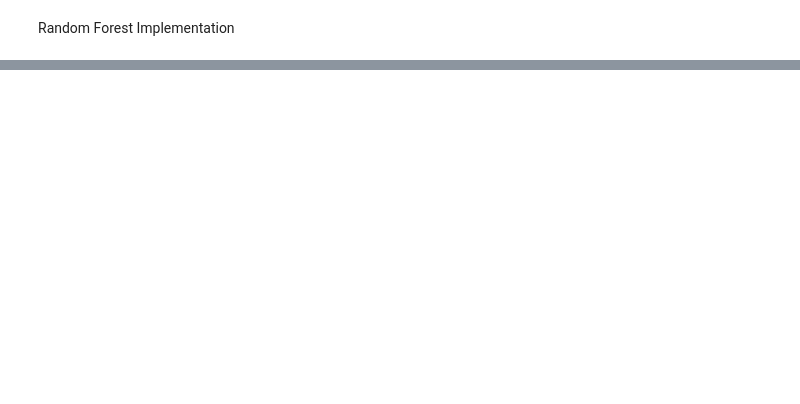
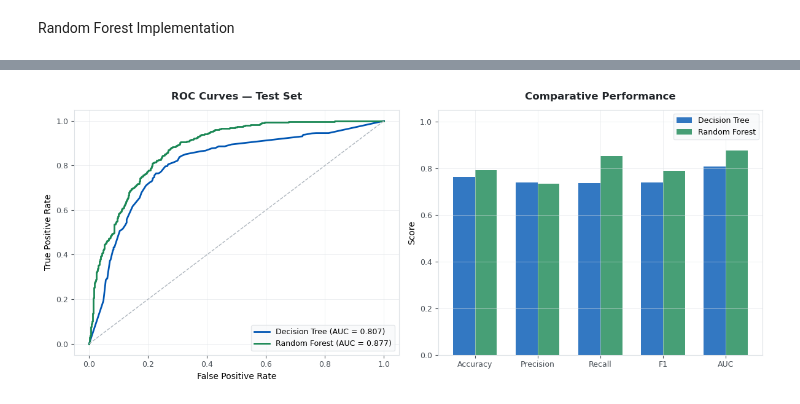
Before and after one commit to nikitarjsh/PIPER, a Jupyter notebook: src/random_Forest.ipynb, the cells around one changed output, grey strips where cells are left out. Cells and saved outputs as stored; diff of their text form; code cells hidden in the pictures; blank space fills up the shorter version.

```diff
--- a/src/random_Forest.ipynb
+++ b/src/random_Forest.ipynb
@@ -213,0 +651,31 @@ evaluate_independent_set("../data/independent_tests/zika_with_position_specific_
+# %%
+# Create a new figure with only 1 row and 2 columns
+fig_small, (ax1, ax4) = plt.subplots(1, 2, figsize=(12, 5))
+fig_small.patch.set_facecolor('#FFFFFF')
+
+# Panel 1: ROC Curves
+ax1.plot(dt_fpr, dt_tpr, color=DT_COL, lw=2, label=f'Decision Tree (AUC = {dt_auc:.3f})')
+ax1.plot(rf_fpr, rf_tpr, color=RF_COL, lw=2, label=f'Random Forest (AUC = {rf_auc:.3f})')
+ax1.plot([0,1],[0,1], color='#ADB5BD', lw=1, linestyle='--')
+ax1.set_xlabel('False Positive Rate')
+ax1.set_ylabel('True Positive Rate')
+ax1.legend(fontsize=9, facecolor=AX_GRAY, edgecolor=GRID)
+style_ax(ax1, 'ROC Curves — Test Set')
+
+# Panel 4: Metrics Comparison
+x = np.arange(len(metrics_names))
+w = 0.35
+ax4.bar(x - w/2, dt_scores, w, color=DT_COL, alpha=0.8, label='Decision Tree')
+ax4.bar(x + w/2, rf_scores, w, color=RF_COL, alpha=0.8, label='Random Forest')
+ax4.set_xticks(x)
+ax4.set_xticklabels(metrics_names, fontsize=9)
+ax4.set_ylim(0, 1.05)
+ax4.set_ylabel('Score')
+ax4.legend(fontsize=9, facecolor=AX_GRAY, edgecolor=GRID)
+style_ax(ax4, 'Comparative Performance')
+
+plt.tight_layout()
+plt.savefig('../figures/roc_and_metrics_panel.png', dpi=300, bbox_inches='tight')
+plt.show()
+# %% [output]
+[figure, added]
```
Also changed, not shown: parts of 16 cells of this notebook, 5 other files.
